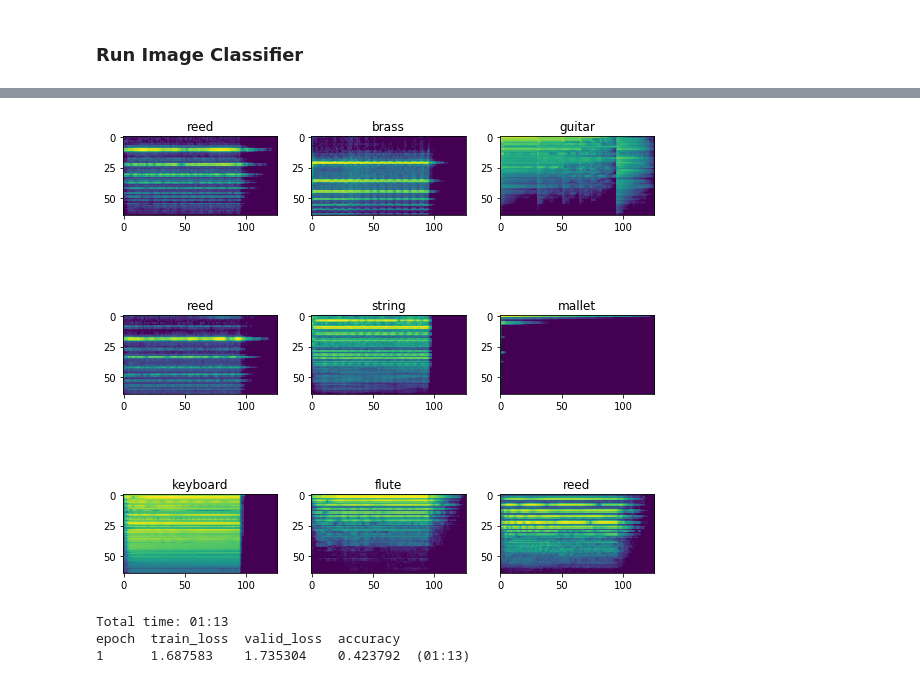
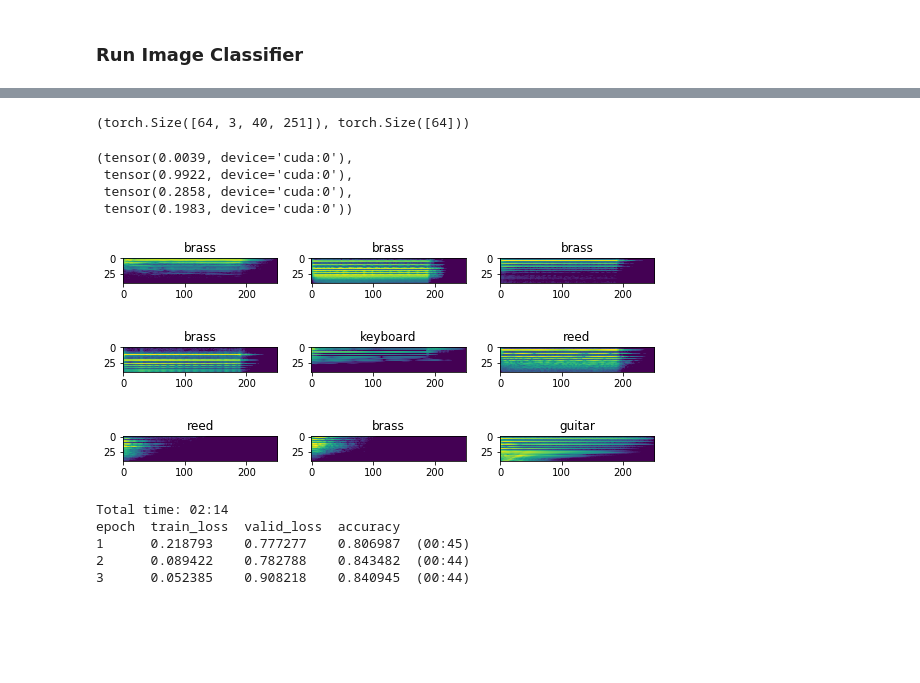
Before and after one commit to jhartquist/fastai_audio, a Jupyter notebook: notebooks/[example] Generate Images, use Image Classifier.ipynb, the cells around one changed output, grey strips where cells are left out. Cells and saved outputs as stored; diff of their text form; code cells hidden in the pictures; blank space fills up the shorter version.

```diff
--- a/notebooks/[example] Generate Images, use Image Classifier.ipynb
+++ b/notebooks/[example] Generate Images, use Image Classifier.ipynb
@@ -101,13 +108,27 @@ data.c, data.classes
+# %%
+xs, ys = data.train_dl.one_batch()
+xs.shape, ys.shape
+# %% [output]
+(torch.Size([64, 3, 40, 251]), torch.Size([64]))
+# %%
+xs.min(), xs.max(), xs.mean(), xs.std()
+# %% [output]
+(tensor(0.0039, device='cuda:0'),
+ tensor(0.9922, device='cuda:0'),
+ tensor(0.2858, device='cuda:0'),
+ tensor(0.1983, device='cuda:0'))
 # %%
-data.show_batch(3, figsize=(8,8), hide_axis=False)
+data.show_batch(3, figsize=(8,4), hide_axis=False)
 # %% [output]
-[figure, old version]
+[figure, new version]
 # %%
 learn = create_cnn(data, models.resnet18, metrics=accuracy)
-learn.fit(1)
+learn.fit_one_cycle(3)
 # %% [output]
-Total time: 01:13
+Total time: 02:14
 epoch  train_loss  valid_loss  accuracy
-1      1.687583    1.735304    0.423792  (01:13)
+1      0.218793    0.777277    0.806987  (00:45)
+2      0.089422    0.782788    0.843482  (00:44)
+3      0.052385    0.908218    0.840945  (00:44)
 # %%
 interp = ClassificationInterpretation.from_learner(learn)
```
Also changed, not shown: parts of 10 cells of this notebook, 1 other file.
